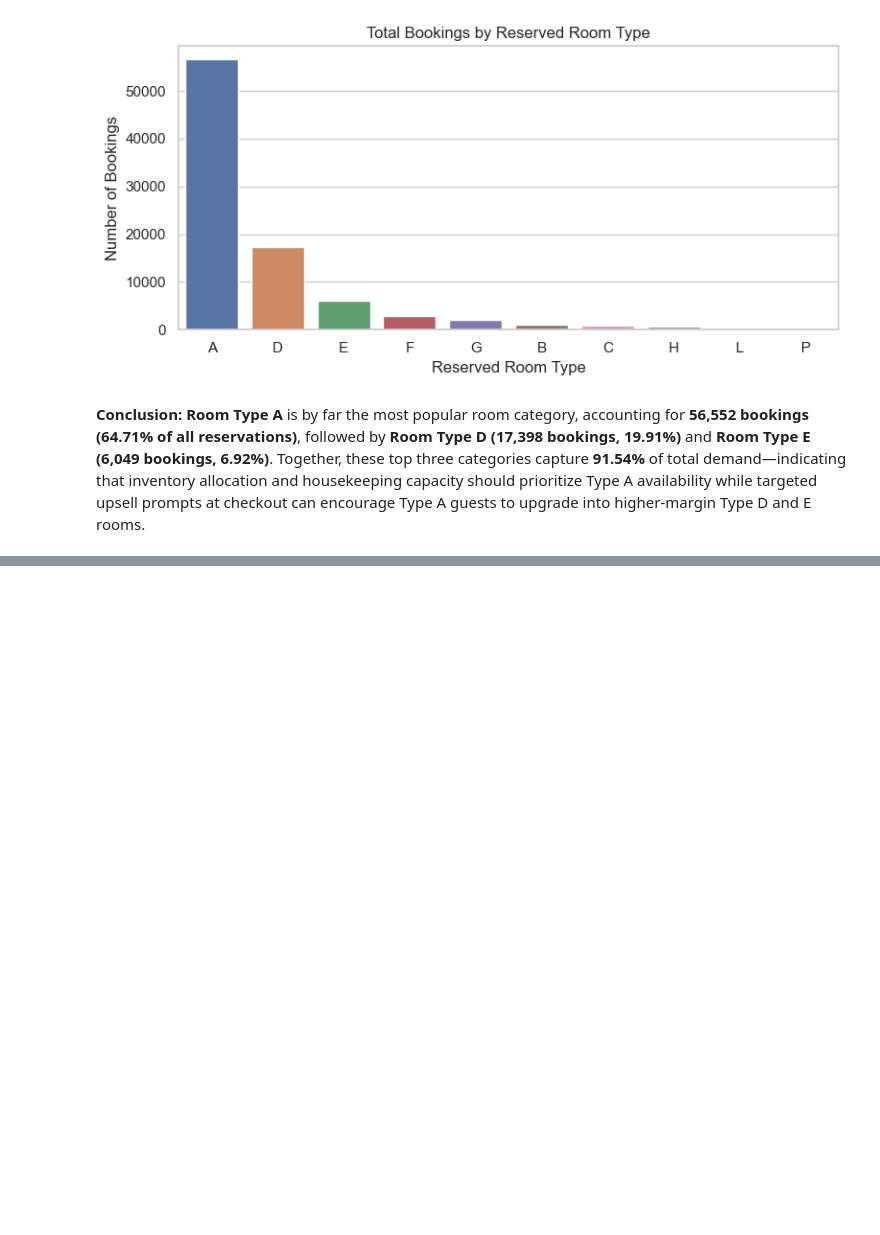
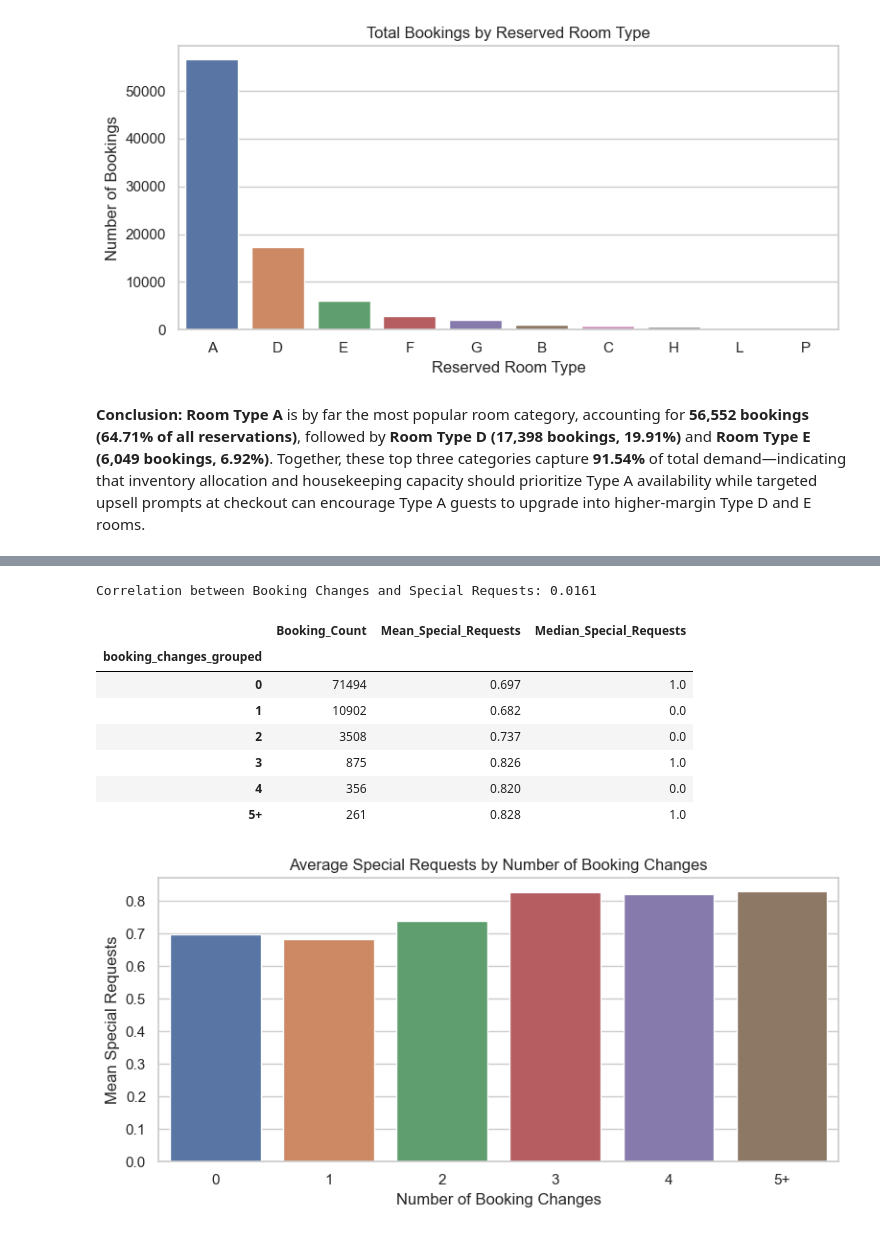
Before and after one commit to eishutamori/Hotel-Operations-Analysis-EDA, a Jupyter notebook: notebook/EDA02 - hotel-booking-analysis-eda.ipynb, the cells around one changed output, grey strips where cells are left out. Drawn from its saved outputs; the diff is of its cells as text; code cells hidden in the pictures; blank space fills up the shorter version.

```diff
--- a/notebook/EDA02 - hotel-booking-analysis-eda.ipynb
+++ b/notebook/EDA02 - hotel-booking-analysis-eda.ipynb
@@ -811,0 +934,40 @@ Room Type with Highest Number of Bookings: A (56552 bookings)
+# %%
+# Calculate correlation between booking_changes and total_of_special_requests
+corr_changes_req = df['booking_changes'].corr(df['total_of_special_requests'])
+print(f"Correlation between Booking Changes and Special Requests: {corr_changes_req:.4f}")
+
+# Group by booking_changes (capped at 5+ for clean display) to compare average special requests
+df['booking_changes_grouped'] = df['booking_changes'].apply(lambda x: str(x) if x < 5 else '5+')
+
+req_by_changes = df.groupby('booking_changes_grouped')['total_of_special_requests'].agg(
+    Booking_Count='count',
+    Mean_Special_Requests='mean',
+    Median_Special_Requests='median'
+).round(3)
+
+display(req_by_changes)
+
+# Bar plot of average special requests by number of booking changes
+plt.figure(figsize=(8, 4))
+sns.barplot(
+    x=req_by_changes.index,
+    y=req_by_changes['Mean_Special_Requests'],
+    hue=req_by_changes.index,
+    legend=False
+)
+plt.title('Average Special Requests by Number of Booking Changes')
+plt.xlabel('Number of Booking Changes')
+plt.ylabel('Mean Special Requests')
+plt.tight_layout()
+plt.show()
+# %% [output]
+Correlation between Booking Changes and Special Requests: 0.0161
+|  | Booking_Count | Mean_Special_Requests | Median_Special_Requests |
+| booking_changes_grouped |  |  |  |
+| 0 | 71494 | 0.697 | 1.0 |
+| 1 | 10902 | 0.682 | 0.0 |
+| 2 | 3508 | 0.737 | 0.0 |
+| 3 | 875 | 0.826 | 1.0 |
+| 4 | 356 | 0.820 | 0.0 |
+| 5+ | 261 | 0.828 | 1.0 |
+[figure, added]
```
Also changed, not shown: parts of 15 cells of this notebook, 1 other file.
